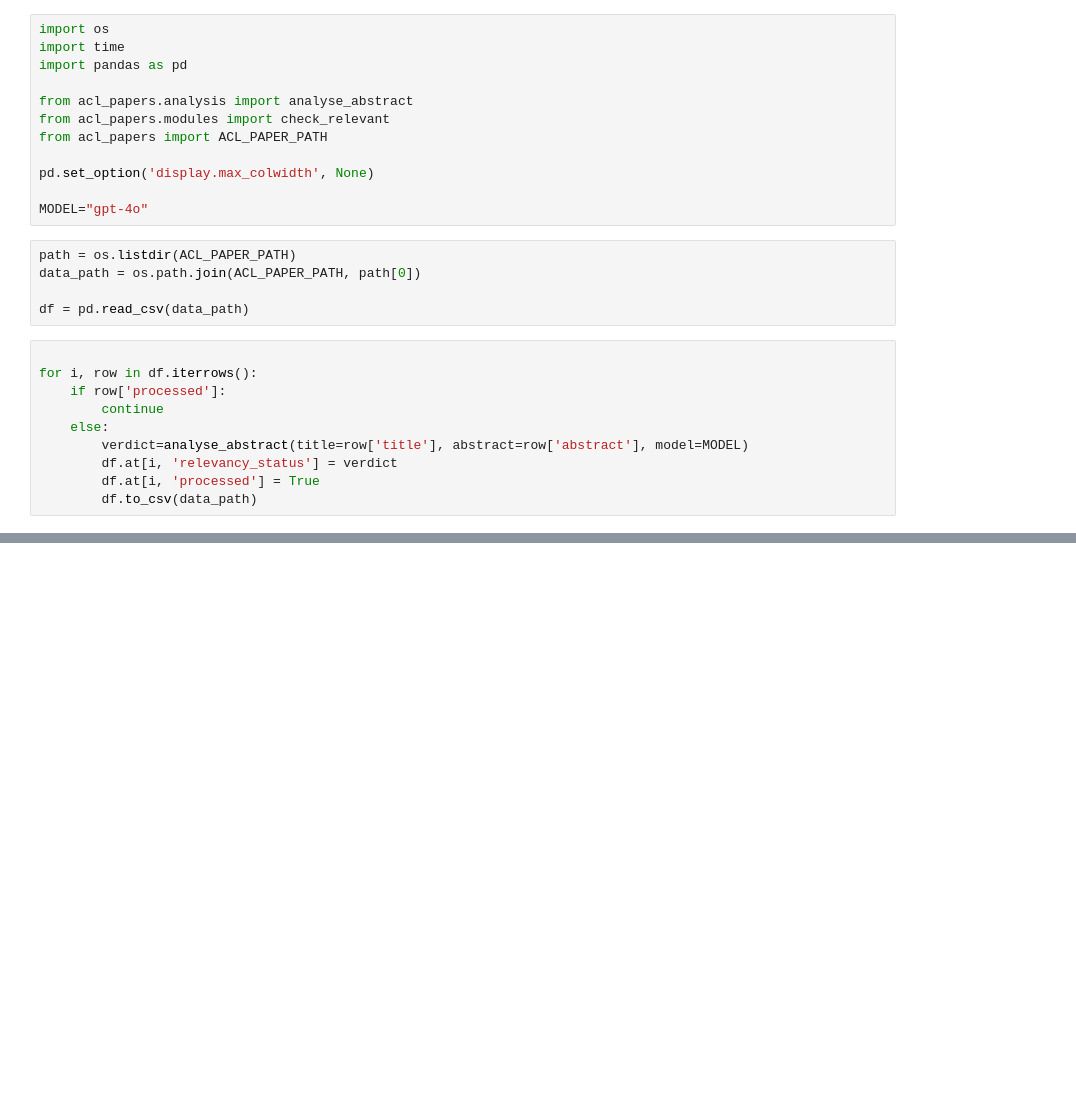
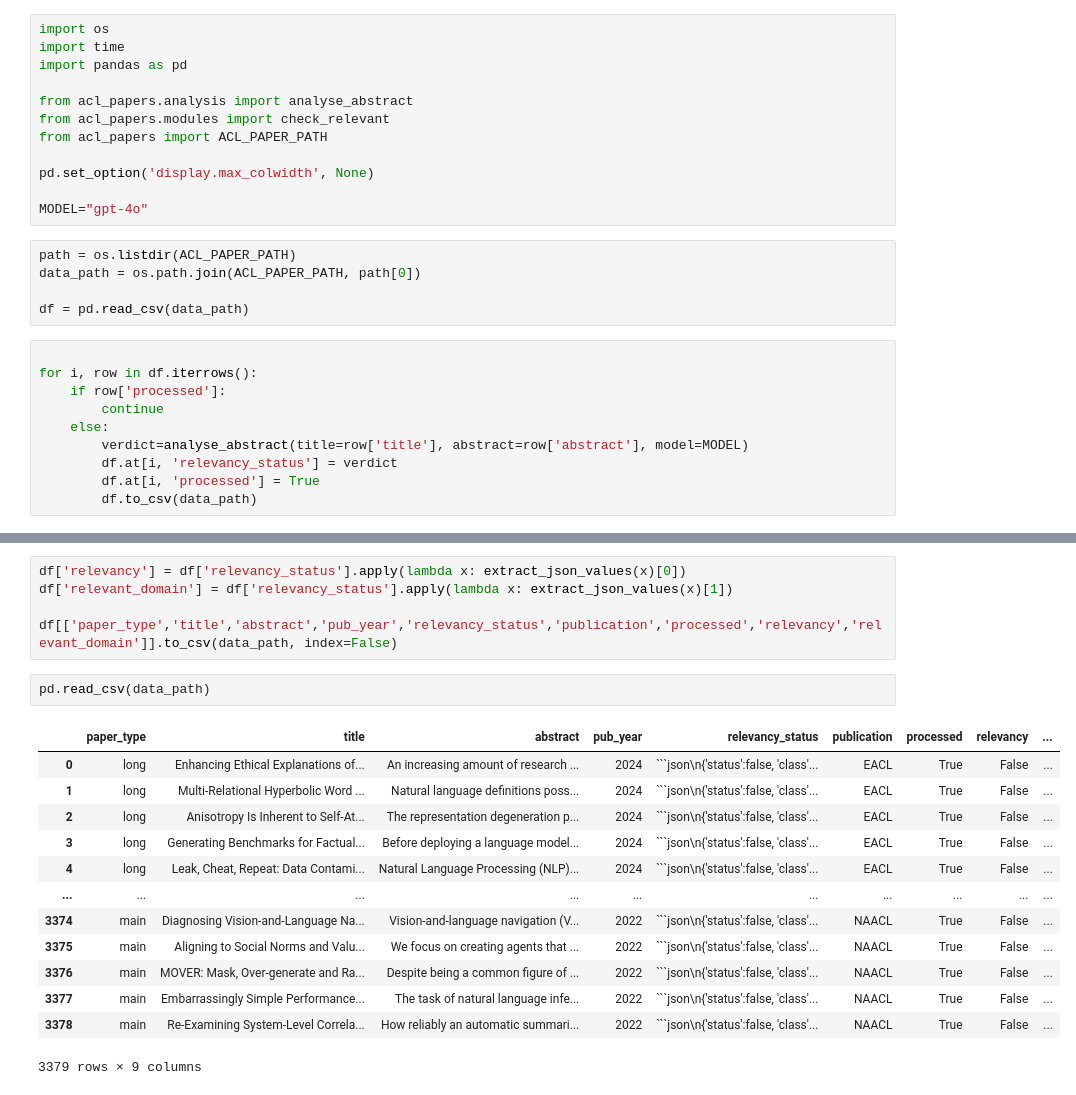
Before and after one commit to nilo0/filter_acl_papers, a Jupyter notebook: notebooks/data_analysis.ipynb, the cells around one changed output, grey strips where cells are left out. Drawn from its saved outputs; the diff is of its cells as text; blank space fills up the shorter version.

````diff
--- a/notebooks/data_analysis.ipynb
+++ b/notebooks/data_analysis.ipynb
@@ -41,0 +48,21 @@ df.tail(10)
+# %%
+df['relevancy'] = df['relevancy_status'].apply(lambda x: extract_json_values(x)[0])
+df['relevant_domain'] = df['relevancy_status'].apply(lambda x: extract_json_values(x)[1])
+
+df[['paper_type','title','abstract','pub_year','relevancy_status','publication','processed','relevancy','relevant_domain']].to_csv(data_path, index=False)
+# %%
+pd.read_csv(data_path)
+# %% [output]
+|  | paper_type | title | abstract | pub_year | relevancy_status | publication | processed | relevancy | ... |
+| 0 | long | Enhancing Ethical Explanations of... | An increasing amount of research ... | 2024 | ```json\n{'status':false, 'class'... | EACL | True | False | ... |
+| 1 | long | Multi-Relational Hyperbolic Word ... | Natural language definitions poss... | 2024 | ```json\n{'status':false, 'class'... | EACL | True | False | ... |
+| 2 | long | Anisotropy Is Inherent to Self-At... | The representation degeneration p... | 2024 | ```json\n{'status':false, 'class'... | EACL | True | False | ... |
+| 3 | long | Generating Benchmarks for Factual... | Before deploying a language model... | 2024 | ```json\n{'status':false, 'class'... | EACL | True | False | ... |
+| 4 | long | Leak, Cheat, Repeat: Data Contami... | Natural Language Processing (NLP)... | 2024 | ```json\n{'status':false, 'class'... | EACL | True | False | ... |
+| ... | ... | ... | ... | ... | ... | ... | ... | ... | ... |
+| 3374 | main | Diagnosing Vision-and-Language Na... | Vision-and-language navigation (V... | 2022 | ```json\n{'status':false, 'class'... | NAACL | True | False | ... |
+| 3375 | main | Aligning to Social Norms and Valu... | We focus on creating agents that ... | 2022 | ```json\n{'status':false, 'class'... | NAACL | True | False | ... |
+| 3376 | main | MOVER: Mask, Over-generate and Ra... | Despite being a common figure of ... | 2022 | ```json\n{'status':false, 'class'... | NAACL | True | False | ... |
+| 3377 | main | Embarrassingly Simple Performance... | The task of natural language infe... | 2022 | ```json\n{'status':false, 'class'... | NAACL | True | False | ... |
+| 3378 | main | Re-Examining System-Level Correla... | How reliably an automatic summari... | 2022 | ```json\n{'status':false, 'class'... | NAACL | True | False | ... |
+3379 rows × 9 columns
````
Also changed, not shown: parts of 4 cells of this notebook, 1 other file.
